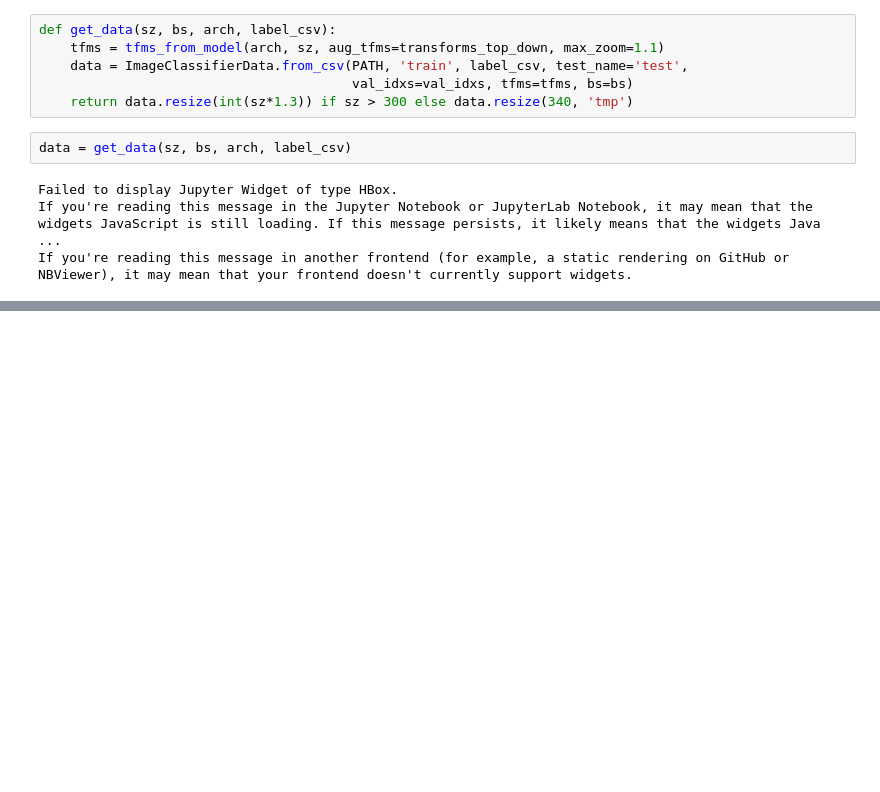
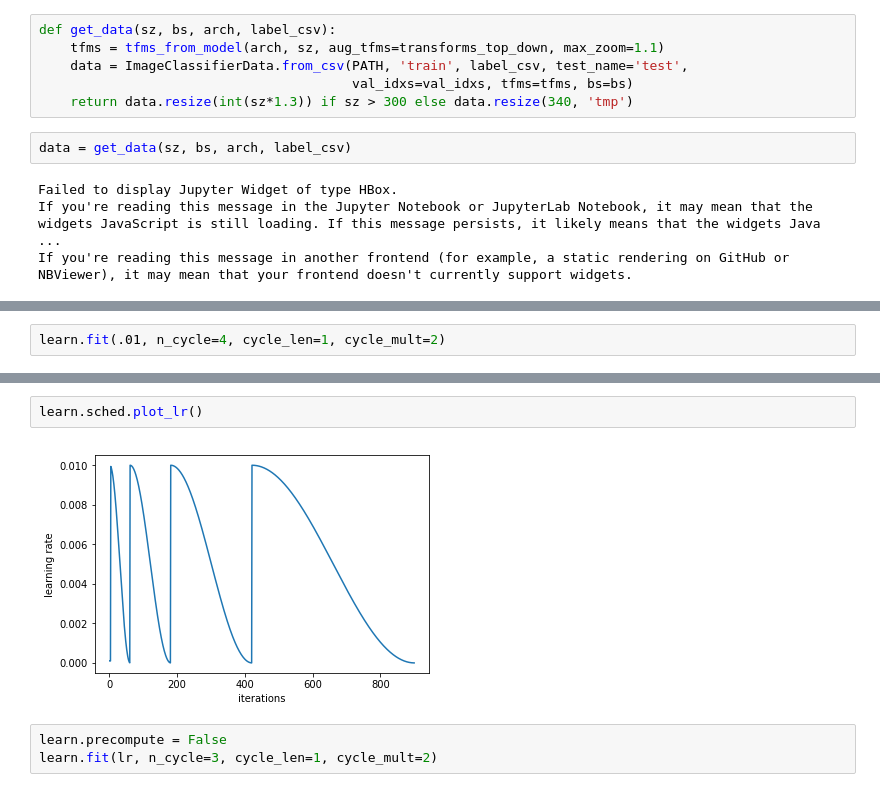
Before and after one commit to NathanYee/deepLearningIndependentStudy, a Jupyter notebook: notebooks/plant-seedlings-classification.ipynb, the cells around one changed output, grey strips where cells are left out. Cells and saved outputs as stored; diff of their text form; blank space fills up the shorter version.

```diff
--- a/notebooks/plant-seedlings-classification.ipynb
+++ b/notebooks/plant-seedlings-classification.ipynb
@@ -36,0 +53,2 @@ If you're reading this message in another frontend (for example, a static render
+# %%
+learn.fit(.01, n_cycle=4, cycle_len=1, cycle_mult=2)
@@ -36,0 +74,7 @@ If you're reading this message in another frontend (for example, a static render
+# %%
+learn.sched.plot_lr()
+# %% [output]
+[figure, added]
+# %%
+learn.precompute = False
+learn.fit(lr, n_cycle=3, cycle_len=1, cycle_mult=2)
```
Also changed, not shown: parts of 5 cells of this notebook.
